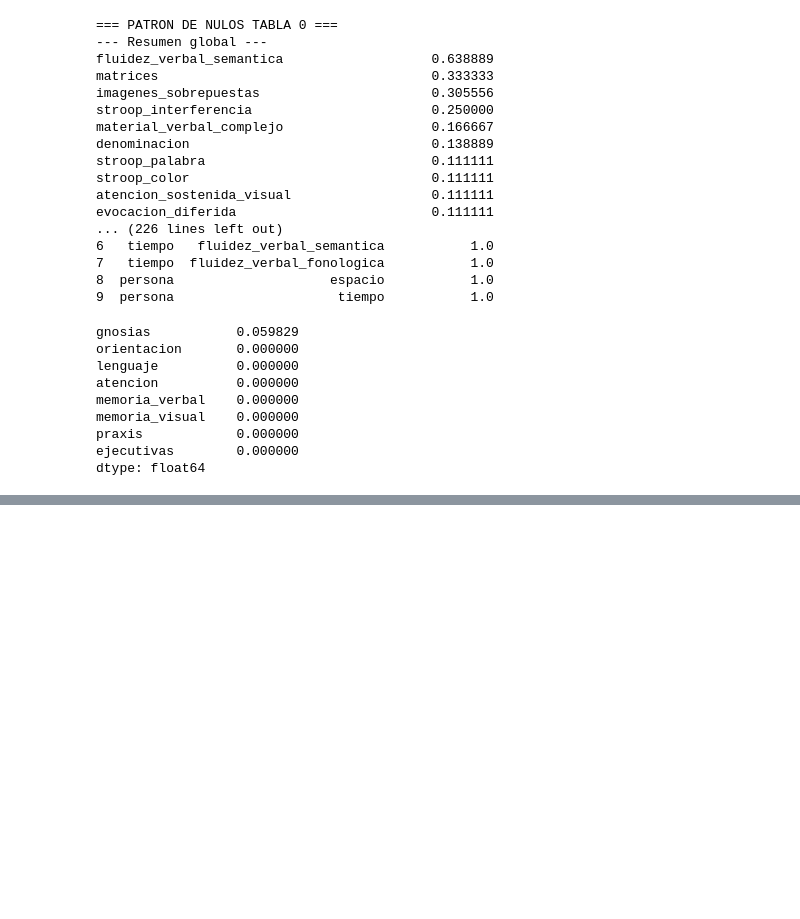
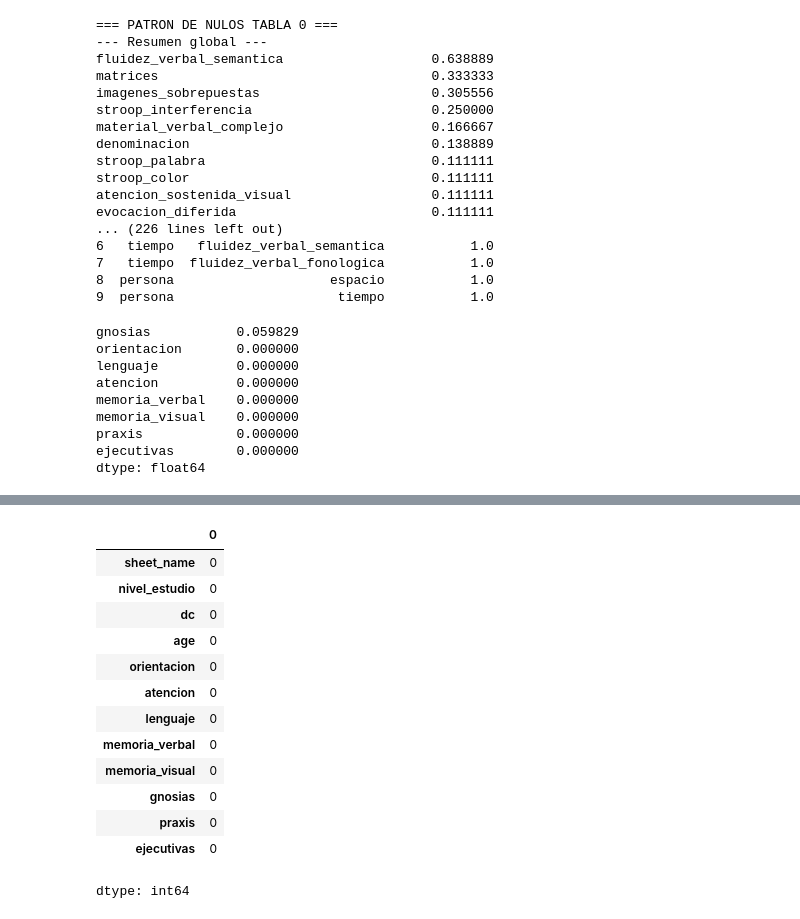
Before and after one commit to Nicolasg2c/dc_model_ts, a Jupyter notebook: src/dc_pipeline_2.ipynb, the cells around one changed output, grey strips where cells are left out. Saved outputs shown, nothing was run; the diff lists cells and outputs as text; code cells hidden in the pictures; blank space fills up the shorter version.

```diff
--- a/src/dc_pipeline_2.ipynb
+++ b/src/dc_pipeline_2.ipynb
@@ -1199,0 +1197,17 @@ df_complete
+# %%
+df_complete.isna().sum()
+# %% [output]
+|  | 0 |
+| sheet_name | 0 |
+| nivel_estudio | 0 |
+| dc | 0 |
+| age | 0 |
+| orientacion | 0 |
+| atencion | 0 |
+| lenguaje | 0 |
+| memoria_verbal | 0 |
+| memoria_visual | 0 |
+| gnosias | 0 |
+| praxis | 0 |
+| ejecutivas | 0 |
+dtype: int64
```
Also changed, not shown: parts of 12 cells of this notebook.
